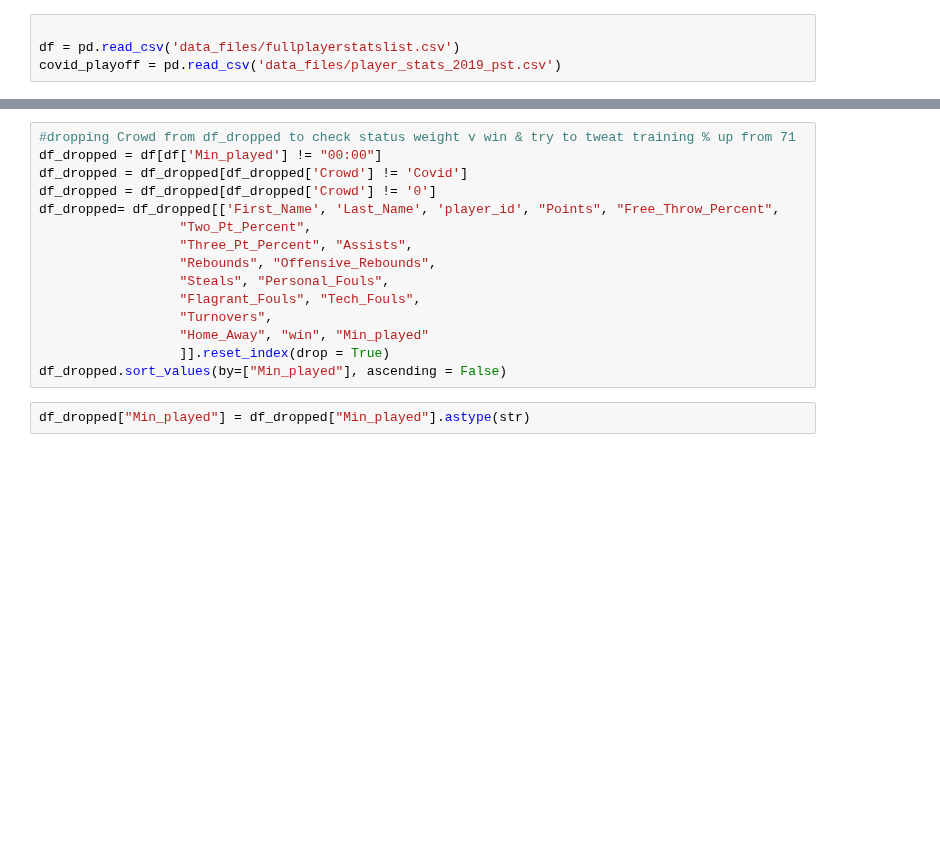
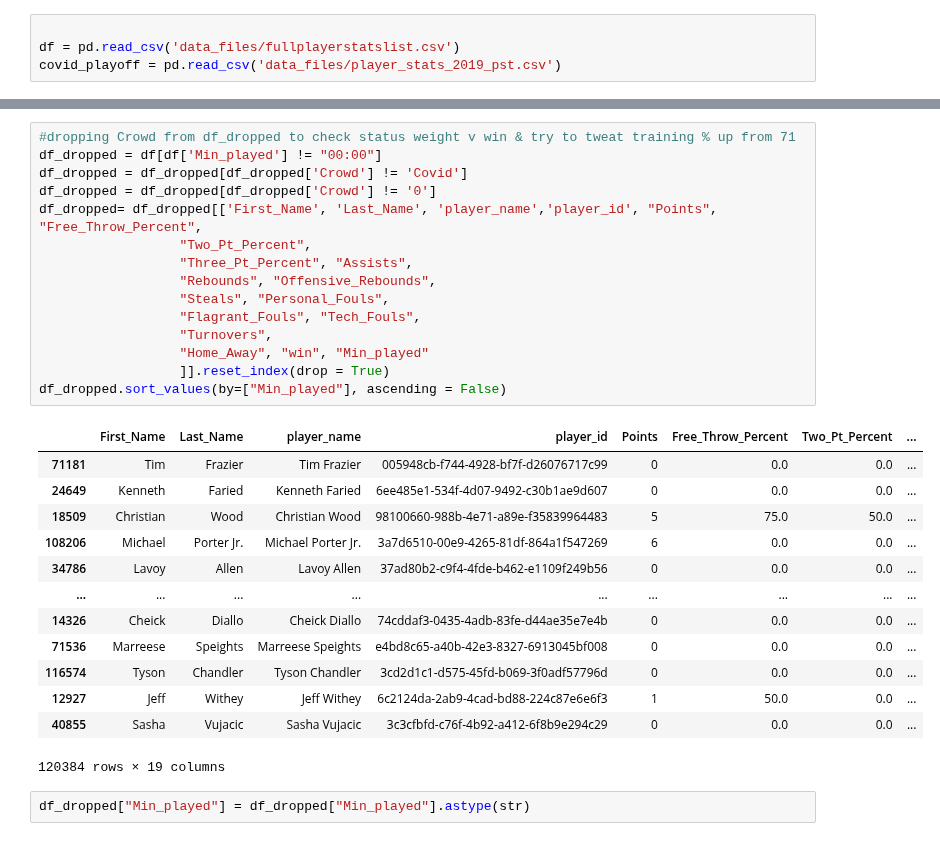
Before and after one commit to tylerspck/Bubble_ball, a Jupyter notebook: Linear_Regression.ipynb, the cells around one changed output, grey strips where cells are left out. Saved outputs shown, nothing was run; the diff lists cells and outputs as text; blank space fills up the shorter version.

```diff
--- a/Linear_Regression.ipynb
+++ b/Linear_Regression.ipynb
@@ -43,18 +89,32 @@ covid_dropped.sort_values(by=["Min_played"], ascending = False)
 # %%
 #dropping Crowd from df_dropped to check status weight v win & try to tweat training % up from 71
 df_dropped = df[df['Min_played'] != "00:00"]
 df_dropped = df_dropped[df_dropped['Crowd'] != 'Covid']
 df_dropped = df_dropped[df_dropped['Crowd'] != '0']
-df_dropped= df_dropped[['First_Name', 'Last_Name', 'player_id', "Points", "Free_Throw_Percent",
+df_dropped= df_dropped[['First_Name', 'Last_Name', 'player_name','player_id', "Points", "Free_Throw_Percent",
                   "Two_Pt_Percent",
                   "Three_Pt_Percent", "Assists",
                   "Rebounds", "Offensive_Rebounds",
                   "Steals", "Personal_Fouls",
                   "Flagrant_Fouls", "Tech_Fouls",
                   "Turnovers",
                   "Home_Away", "win", "Min_played"
                   ]].reset_index(drop = True)
 df_dropped.sort_values(by=["Min_played"], ascending = False)
+# %% [output]
+|  | First_Name | Last_Name | player_name | player_id | Points | Free_Throw_Percent | Two_Pt_Percent | ... |
+| 71181 | Tim | Frazier | Tim Frazier | 005948cb-f744-4928-bf7f-d26076717c99 | 0 | 0.0 | 0.0 | ... |
+| 24649 | Kenneth | Faried | Kenneth Faried | 6ee485e1-534f-4d07-9492-c30b1ae9d607 | 0 | 0.0 | 0.0 | ... |
+| 18509 | Christian | Wood | Christian Wood | 98100660-988b-4e71-a89e-f35839964483 | 5 | 75.0 | 50.0 | ... |
+| 108206 | Michael | Porter Jr. | Michael Porter Jr. | 3a7d6510-00e9-4265-81df-864a1f547269 | 6 | 0.0 | 0.0 | ... |
+| 34786 | Lavoy | Allen | Lavoy Allen | 37ad80b2-c9f4-4fde-b462-e1109f249b56 | 0 | 0.0 | 0.0 | ... |
+| ... | ... | ... | ... | ... | ... | ... | ... | ... |
+| 14326 | Cheick | Diallo | Cheick Diallo | 74cddaf3-0435-4adb-83fe-d44ae35e7e4b | 0 | 0.0 | 0.0 | ... |
+| 71536 | Marreese | Speights | Marreese Speights | e4bd8c65-a40b-42e3-8327-6913045bf008 | 0 | 0.0 | 0.0 | ... |
+| 116574 | Tyson | Chandler | Tyson Chandler | 3cd2d1c1-d575-45fd-b069-3f0adf57796d | 0 | 0.0 | 0.0 | ... |
+| 12927 | Jeff | Withey | Jeff Withey | 6c2124da-2ab9-4cad-bd88-224c87e6e6f3 | 1 | 50.0 | 0.0 | ... |
+| 40855 | Sasha | Vujacic | Sasha Vujacic | 3c3cfbfd-c76f-4b92-a412-6f8b9e294c29 | 0 | 0.0 | 0.0 | ... |
+120384 rows × 19 columns
 # %%
 df_dropped["Min_played"] = df_dropped["Min_played"].astype(str)
 # %%
```
Also changed, not shown: parts of 9 cells of this notebook, 2 other files.
